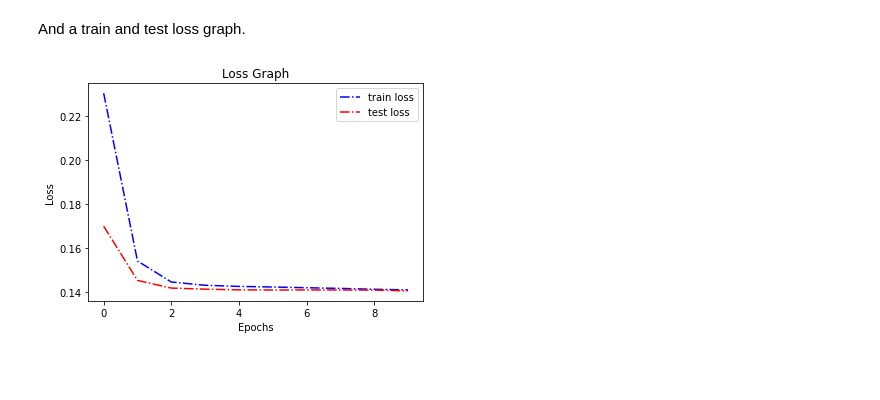
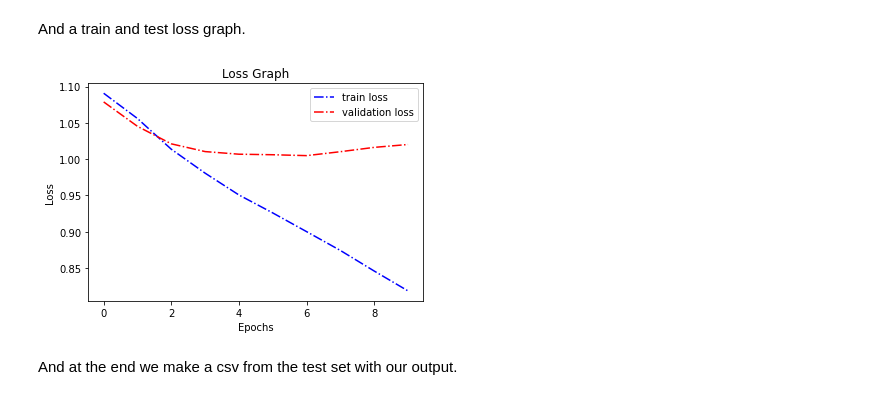
Before and after one commit to alitourani/computational-intelligence-class-9902, a Jupyter notebook: G10-Semantic-Textual-Similarity/semantic_textual_similarity.ipynb, the cells around one changed output. Cells and saved outputs as stored; diff of their text form; code cells hidden in the pictures; blank space fills up the shorter version.

Commit message:
Update jupyter notebook
Added validation set.
Used cross entropy loss with adam.

```diff
--- a/G10-Semantic-Textual-Similarity/semantic_textual_similarity.ipynb
+++ b/G10-Semantic-Textual-Similarity/semantic_textual_similarity.ipynb
@@ -65,8 +66,9 @@ First we start by making a vocabulary of the words in all our sentences.
 # %%
 embed_path = config['embed_path']
 reset_word_embedding(embed_path)
-data = Dataset('/content/data/snli_1.0.txt')
+data = Dataset('/content/data/snli_1.0.txt', config)
 vocab = vocabulary(data.train_set_pairs())
+vocab = add_to_vocabulary(data.validation_set_pairs(), vocab)
 vocab = add_to_vocabulary(data.test_set_pairs(), vocab)
 vectors = load_wordvec(vocab, embed_path)
 if len(vectors) == len(vocab):
@@ -127,13 +130,13 @@ current_epoch = 1
 epoch_num = config['model']['epochs']
 
 train_loss_epochs = []
-test_loss_epochs = []
+validation_loss_epochs = []
 
 while current_epoch <= epoch_num:
 
   train_loss = []
   train_loss_all = []
-  test_loss_all = []
+  validation_loss_all = []
 
   print('Starting epoch', current_epoch)
 
@@ -147,10 +150,7 @@ while current_epoch <= epoch_num:
     optimizer.zero_grad()
 
     if config['model']['loss_mode'] == 'cel':
-      if score <= 0.5:
-        score = torch.tensor([0]).long()
-      if score > 0.5:
-        score = torch.tensor([1]).long()
+      score = torch.tensor([score]).long()
       output = output.squeeze(0)
 
     elif config['model']['loss_mode'] == 'mse':
@@ -173,20 +173,17 @@ while current_epoch <= epoch_num:
       print(i + 1, 'sentence pairs done, epoch:', current_epoch, 'and current loss:', np.mean(train_loss))
       train_loss = []
 
-  for j in range(int(data.test_set_num())):
-    sentence1 = data.test_set_pairs()[j][0]
-    sentence2 = data.test_set_pairs()[j][1]
-    score = data.train_set_scores()[j]
+  for j in range(int(data.validation_set_num())):
+    sentence1 = data.validation_set_pairs()[j][0]
+    sentence2 = data.validation_set_pairs()[j][1]
+    score = data.validation_set_scores()[j]
 
     output = siamese(sentence1, sentence2)
 
     optimizer.zero_grad()
 
     if config['model']['loss_mode'] == 'cel':
-      if score <= 0.5:
-        score = torch.tensor([0]).long()
-      if score > 0.5:
-        score = torch.tensor([1]).long()
+      score = torch.tensor([score]).long()
       output = output.squeeze(0)
 
     elif config['model']['loss_mode'] == 'mse':
@@ -198,12 +195,12 @@ while current_epoch <= epoch_num:
 
     loss = loss_mode(output, score)
 
-    test_loss_all.append(loss.data)
-    #test_loss_all.append(loss.data.cpu())
+    validation_loss_all.append(loss.data)
+    #validation_loss_all.append(loss.data.cpu())
 
-  print('Epoch', current_epoch, 'train loss:', np.mean(train_loss_all), 'test loss:', np.mean(test_loss_all))
+  print('Epoch', current_epoch, 'train loss:', np.mean(train_loss_all), 'validation loss:', np.mean(validation_loss_all))
   train_loss_epochs.append(np.mean(train_loss_all))
-  test_loss_epochs.append(np.mean(test_loss_all))
+  validation_loss_epochs.append(np.mean(validation_loss_all))
   print()
 
   current_epoch += 1
@@ -230,12 +227,14 @@ And a train and test loss graph.
 # %%
 import matplotlib.pyplot as plt
 
 plt.title('Loss Graph')
-plt.xlabel("Epochs")
-plt.ylabel("Loss")
-plt.plot(train_loss_epochs, '-.', color ="blue")
-plt.plot(test_loss_epochs, '-.', color ="red")
-plt.legend(['train loss', 'test loss'], loc ="upper right")
+plt.xlabel('Epochs')
+plt.ylabel('Loss')
+plt.plot(train_loss_epochs, '-.', color ='blue')
+plt.plot(validation_loss_epochs, '-.', color ='red')
+plt.legend(['train loss', 'validation loss'], loc ='upper right')
 plt.show()
 # %% [output]
-[figure, old version]
+[figure, new version]
+# %% [markdown]
+And at the end we make a csv from the test set with our output.
```
Also changed, not shown: parts of 8 cells of this notebook.
